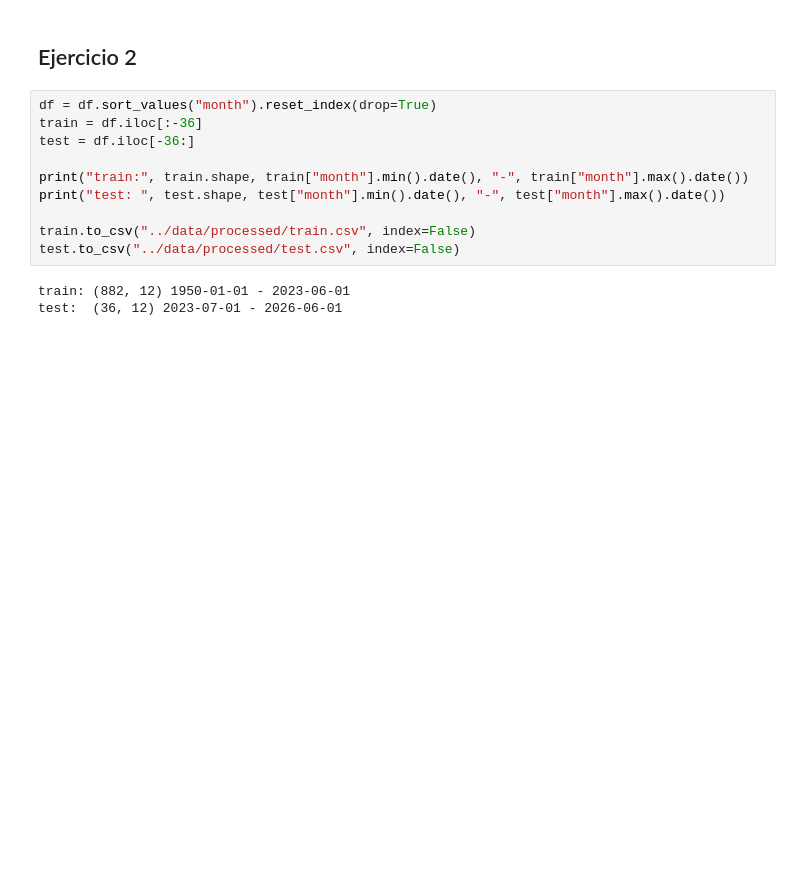
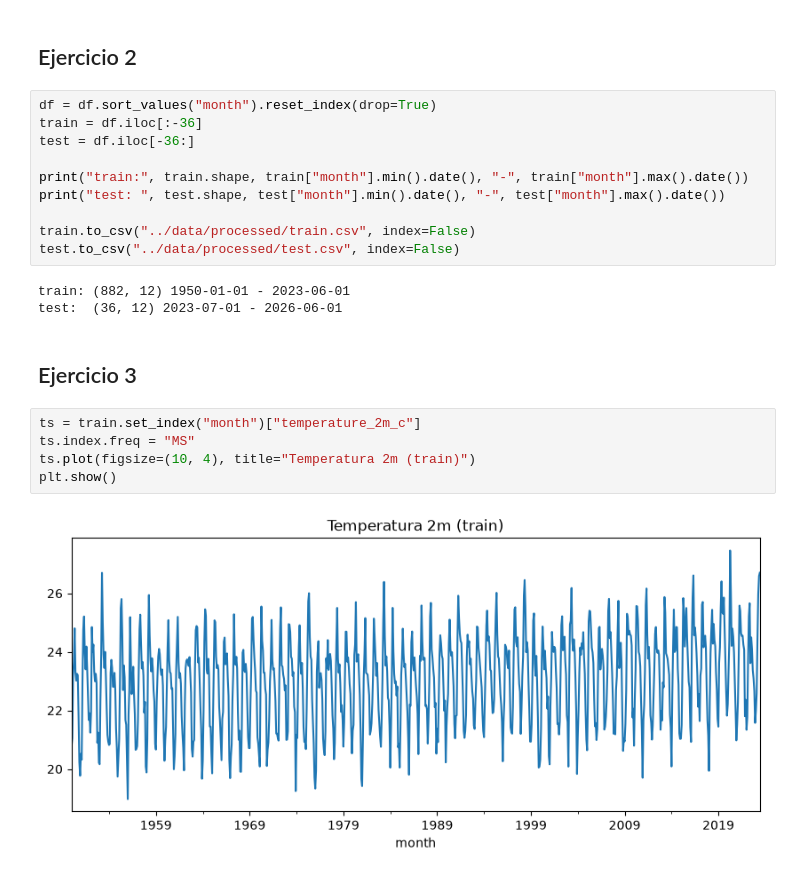
Before and after one commit to UVG-Tareas-y-proyectos/ejercicios_de_series, a Jupyter notebook: notebooks/ejercicios.ipynb, the cells around one changed output. Cells and saved outputs as stored; diff of their text form; blank space fills up the shorter version.

```diff
--- a/notebooks/ejercicios.ipynb
+++ b/notebooks/ejercicios.ipynb
@@ -84,3 +84,12 @@ test.to_csv("../data/processed/test.csv", index=False)
 # %% [output]
 train: (882, 12) 1950-01-01 - 2023-06-01
 test:  (36, 12) 2023-07-01 - 2026-06-01
+# %% [markdown]
+## Ejercicio 3
+# %%
+ts = train.set_index("month")["temperature_2m_c"]
+ts.index.freq = "MS"
+ts.plot(figsize=(10, 4), title="Temperatura 2m (train)")
+plt.show()
+# %% [output]
+[figure, added]
```
Also changed, not shown: parts of 4 cells of this notebook.
